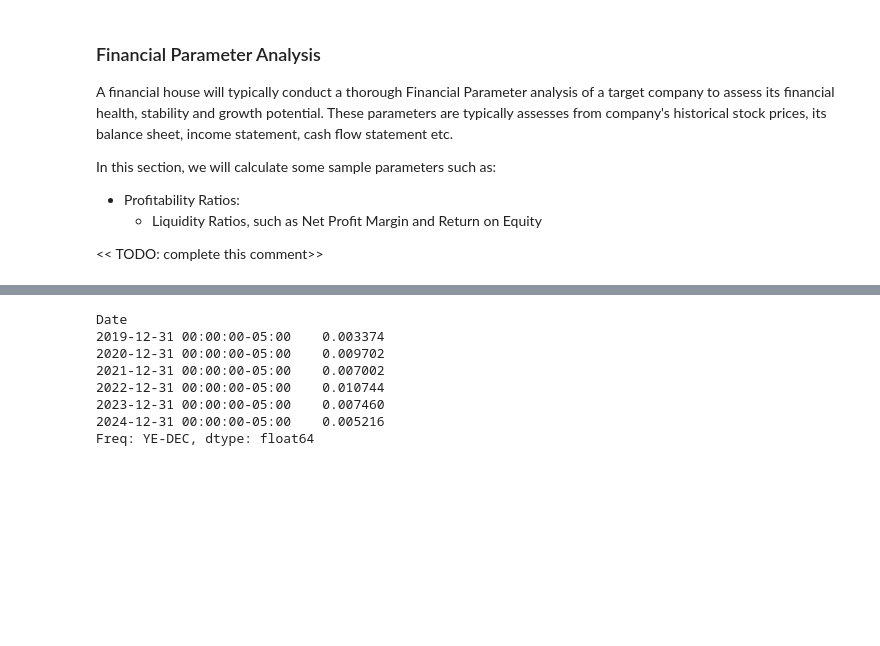
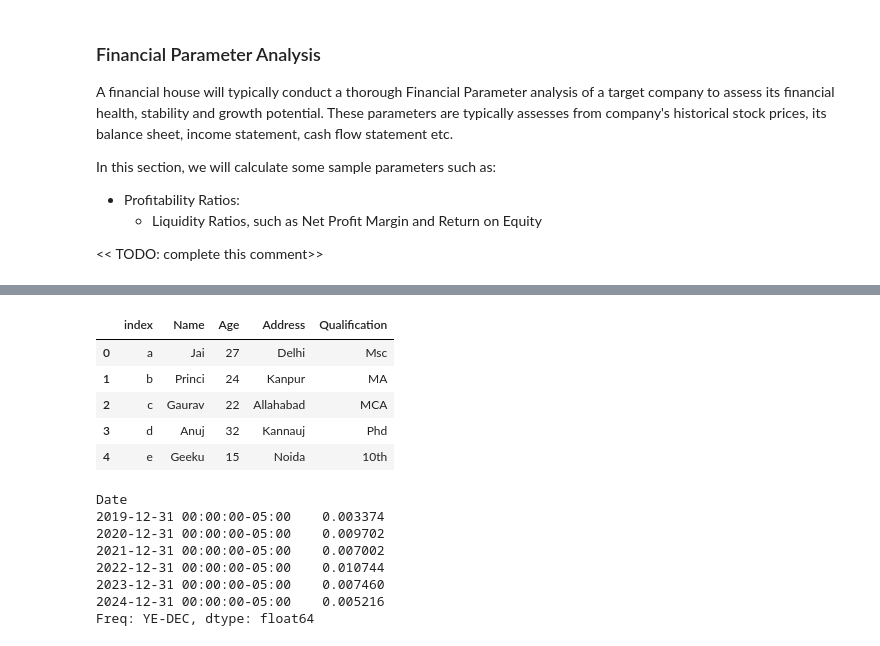
Before and after one commit to mjbhobe/InvestmentDecisionAnalysis, a Jupyter notebook: InvestmentDecisionAnalysis.ipynb, the cells around one changed output, grey strips where cells are left out. Saved outputs shown, nothing was run; the diff lists cells and outputs as text; code cells hidden in the pictures; blank space fills up the shorter version.

```diff
--- a/InvestmentDecisionAnalysis.ipynb
+++ b/InvestmentDecisionAnalysis.ipynb
@@ -46,0 +363,14 @@ ticker, market_data = download_company_data("MSFT")
+# %%
+# Define a dictionary containing employee data
+data = {
+    "Name": ["Jai", "Princi", "Gaurav", "Anuj", "Geeku"],
+    "Age": [27, 24, 22, 32, 15],
+    "Address": ["Delhi", "Kanpur", "Allahabad", "Kannauj", "Noida"],
+    "Qualification": ["Msc", "MA", "MCA", "Phd", "10th"],
+}
+
+index = ["a", "b", "c", "d", "e"]
+
+# Convert the dictionary into DataFrame
+df = pd.DataFrame(data, index)
+df
@@ -47,3 +384,13 @@ ticker, market_data = download_company_data("MSFT")
+# %%
+df.reset_index(inplace=True)
+df
+# %% [output]
+|  | index | Name | Age | Address | Qualification |
+| 0 | a | Jai | 27 | Delhi | Msc |
+| 1 | b | Princi | 24 | Kanpur | MA |
+| 2 | c | Gaurav | 22 | Allahabad | MCA |
+| 3 | d | Anuj | 32 | Kannauj | Phd |
+| 4 | e | Geeku | 15 | Noida | 10th |
 # %%
 annual_dividends_per_share = ticker.dividends.resample("YE").sum()
 close_prices_yearly = market_data["Close"].resample("YE").last()
```
Also changed, not shown: parts of 22 cells of this notebook, 2 other files.
